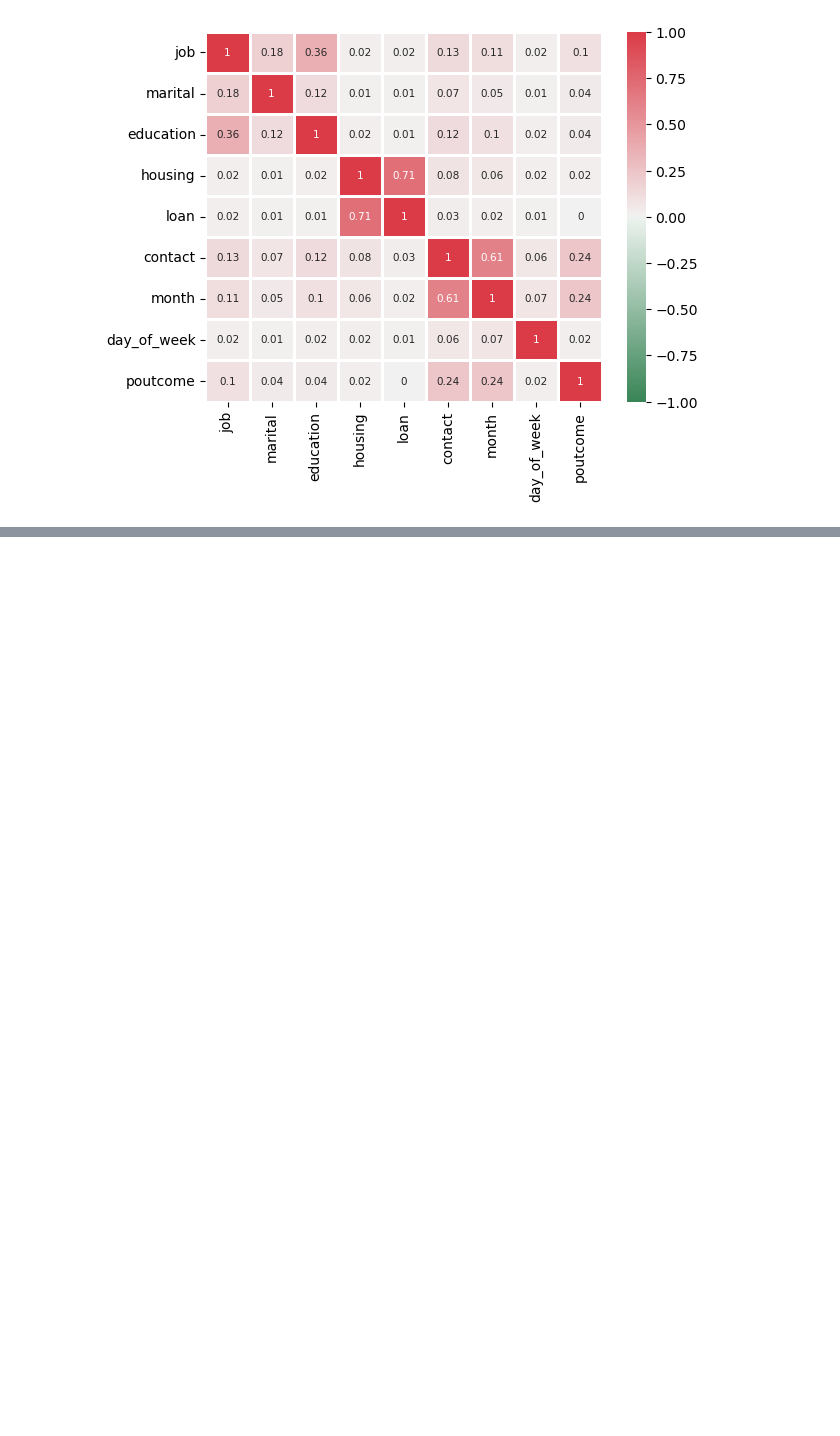
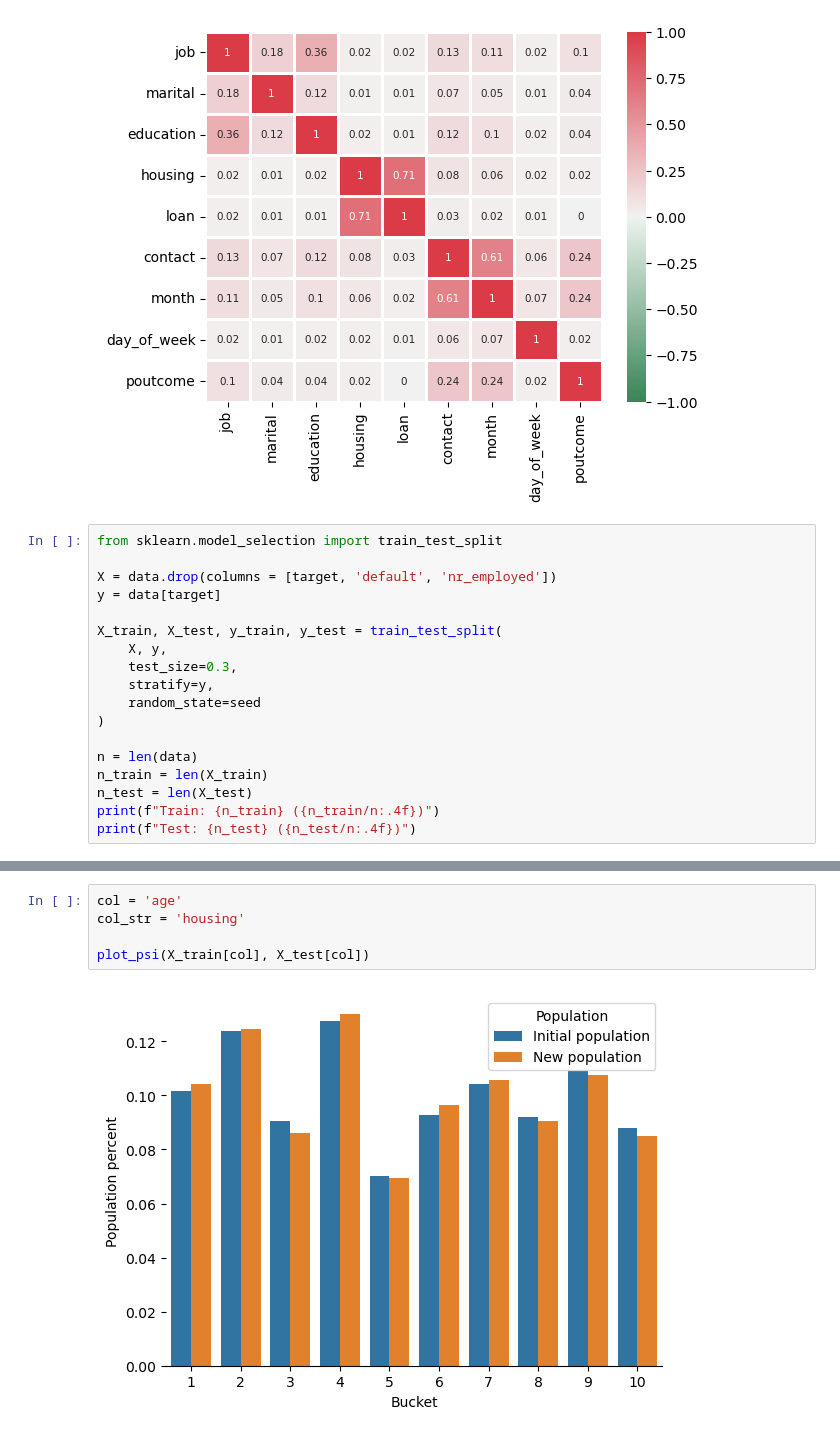
Before and after one commit to kriss024/Python, a Jupyter notebook: Scoring Tools Example.ipynb, the cells around one changed output, grey strips where cells are left out. Saved outputs shown, nothing was run; the diff lists cells and outputs as text; blank space fills up the shorter version.

```diff
--- a/Scoring Tools Example.ipynb
+++ b/Scoring Tools Example.ipynb
@@ -90,3 +92,21 @@ correlation_matrix_plot(data, numeric_cols)
 vcramer_corr_matrix_plot(data, string_cols)
 # %% [output]
 [figure]
+# %%
+from sklearn.model_selection import train_test_split
+
+X = data.drop(columns = [target, 'default', 'nr_employed'])
+y = data[target]
+
+X_train, X_test, y_train, y_test = train_test_split(
+    X, y,
+    test_size=0.3,
+    stratify=y,
+    random_state=seed
+)
+
+n = len(data)
+n_train = len(X_train)
+n_test = len(X_test)
+print(f"Train: {n_train} ({n_train/n:.4f})")
+print(f"Test: {n_test} ({n_test/n:.4f})")
@@ -92,0 +150,7 @@ vcramer_corr_matrix_plot(data, string_cols)
+# %%
+col = 'age'
+col_str = 'housing'
+
+plot_psi(X_train[col], X_test[col])
+# %% [output]
+[figure, added]
```
Also changed, not shown: parts of 7 cells of this notebook.
